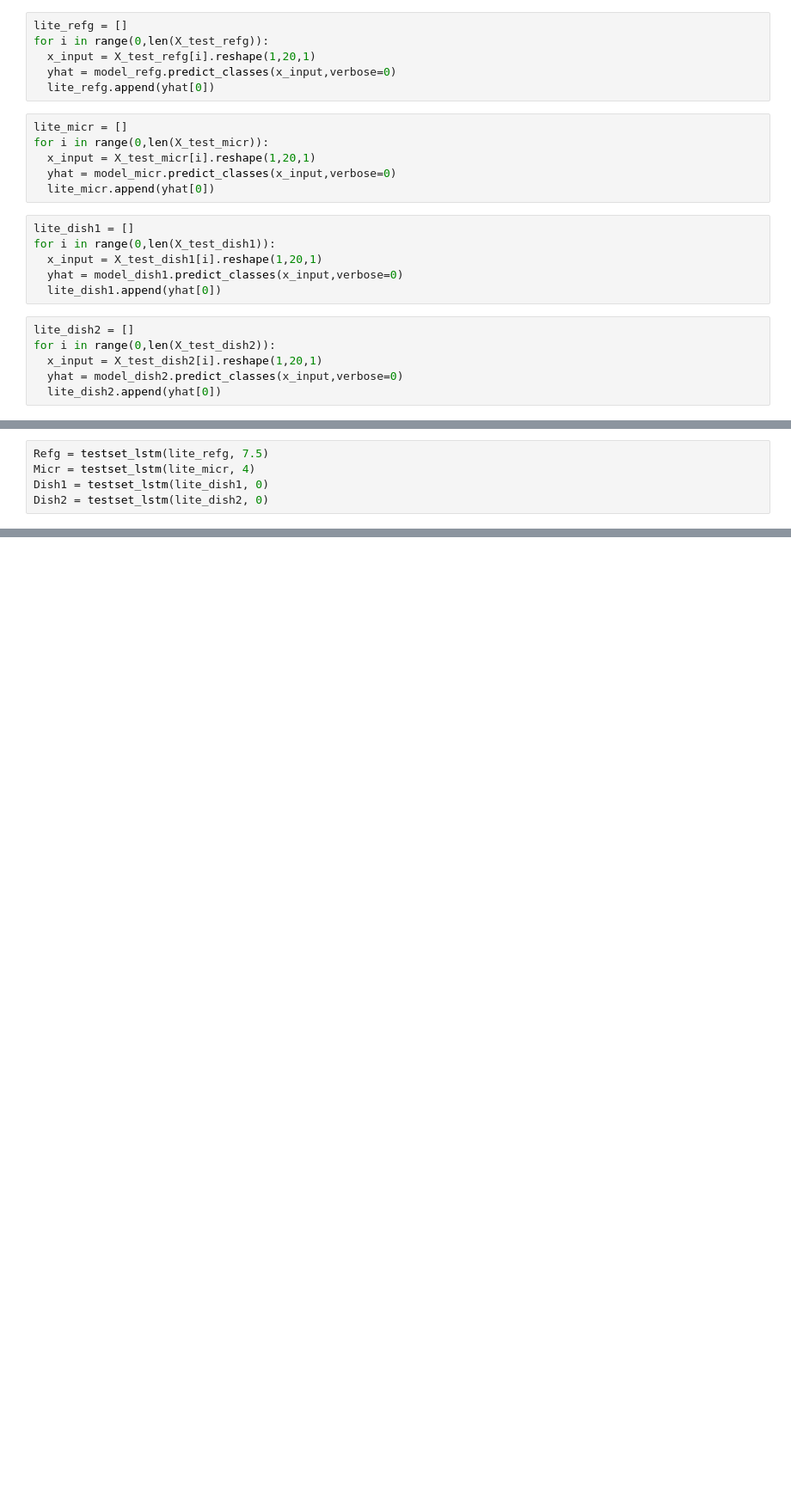
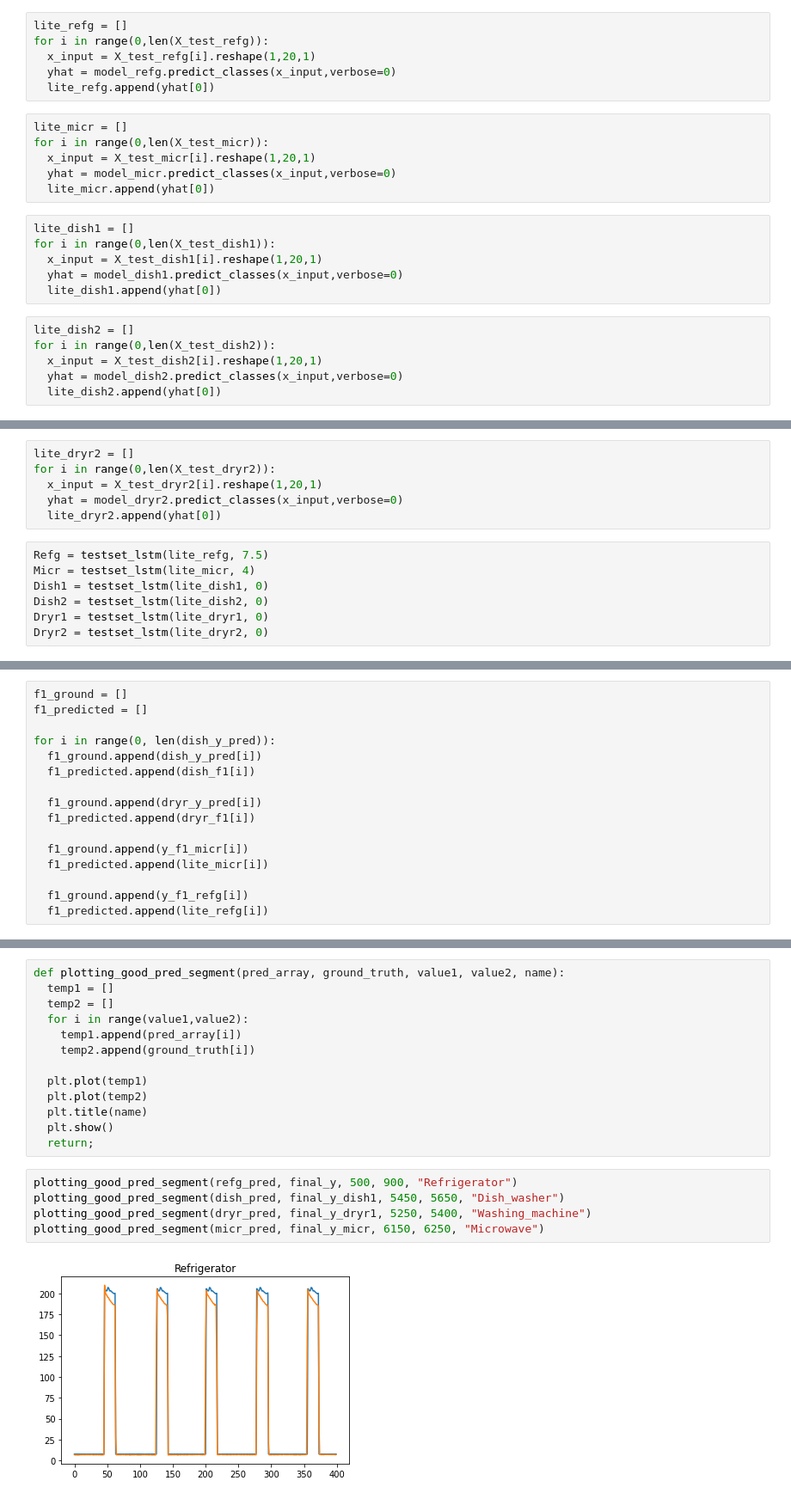
Before and after one commit to Ronak1998/Model_outputs, a Jupyter notebook: House_1.ipynb, the cells around one changed output, grey strips where cells are left out. Shown at 86% size. Drawn from its saved outputs; the diff is of its cells as text; blank space fills up the shorter version.

```diff
--- a/House_1.ipynb
+++ b/House_1.ipynb
@@ -791,5 +961,13 @@ for i in range(0,len(X_test_dish2)):
+# %%
+lite_dryr2 = []
+for i in range(0,len(X_test_dryr2)):
+  x_input = X_test_dryr2[i].reshape(1,20,1)
+  yhat = model_dryr2.predict_classes(x_input,verbose=0)
+  lite_dryr2.append(yhat[0])
 # %%
 Refg = testset_lstm(lite_refg, 7.5)
 Micr = testset_lstm(lite_micr, 4)
 Dish1 = testset_lstm(lite_dish1, 0)
 Dish2 = testset_lstm(lite_dish2, 0)
+Dryr1 = testset_lstm(lite_dryr1, 0)
+Dryr2 = testset_lstm(lite_dryr2, 0)
@@ -875,0 +1116,16 @@ erro = abs((total + total_m + total_d) - (tot + tot_m + tot_d))/(total + total_m
+# %%
+f1_ground = []
+f1_predicted = []
+
+for i in range(0, len(dish_y_pred)):
+  f1_ground.append(dish_y_pred[i])
+  f1_predicted.append(dish_f1[i])
+
+  f1_ground.append(dryr_y_pred[i])
+  f1_predicted.append(dryr_f1[i])
+
+  f1_ground.append(y_f1_micr[i])
+  f1_predicted.append(lite_micr[i])
+
+  f1_ground.append(y_f1_refg[i])
+  f1_predicted.append(lite_refg[i])
@@ -875,0 +1157,20 @@ erro = abs((total + total_m + total_d) - (tot + tot_m + tot_d))/(total + total_m
+# %%
+def plotting_good_pred_segment(pred_array, ground_truth, value1, value2, name):
+  temp1 = []
+  temp2 = []
+  for i in range(value1,value2):
+    temp1.append(pred_array[i])
+    temp2.append(ground_truth[i])
+
+  plt.plot(temp1)
+  plt.plot(temp2)
+  plt.title(name)
+  plt.show()
+  return;
+# %%
+plotting_good_pred_segment(refg_pred, final_y, 500, 900, "Refrigerator")
+plotting_good_pred_segment(dish_pred, final_y_dish1, 5450, 5650, "Dish_washer")
+plotting_good_pred_segment(dryr_pred, final_y_dryr1, 5250, 5400, "Washing_machine")
+plotting_good_pred_segment(micr_pred, final_y_micr, 6150, 6250, "Microwave")
+# %% [output]
+[figure, added]
```
Also changed, not shown: parts of 38 cells of this notebook.
